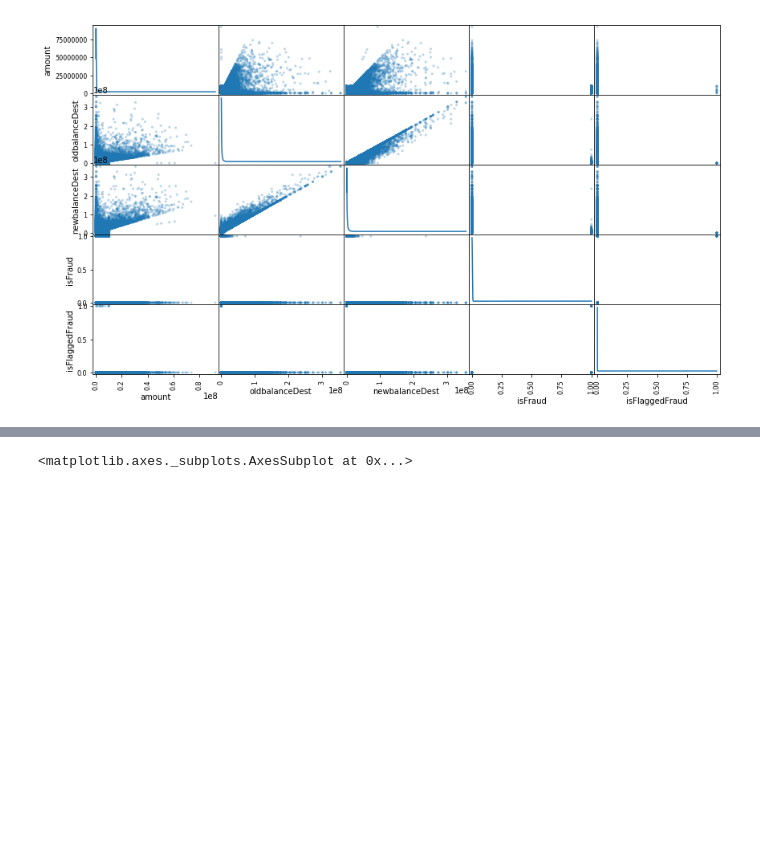
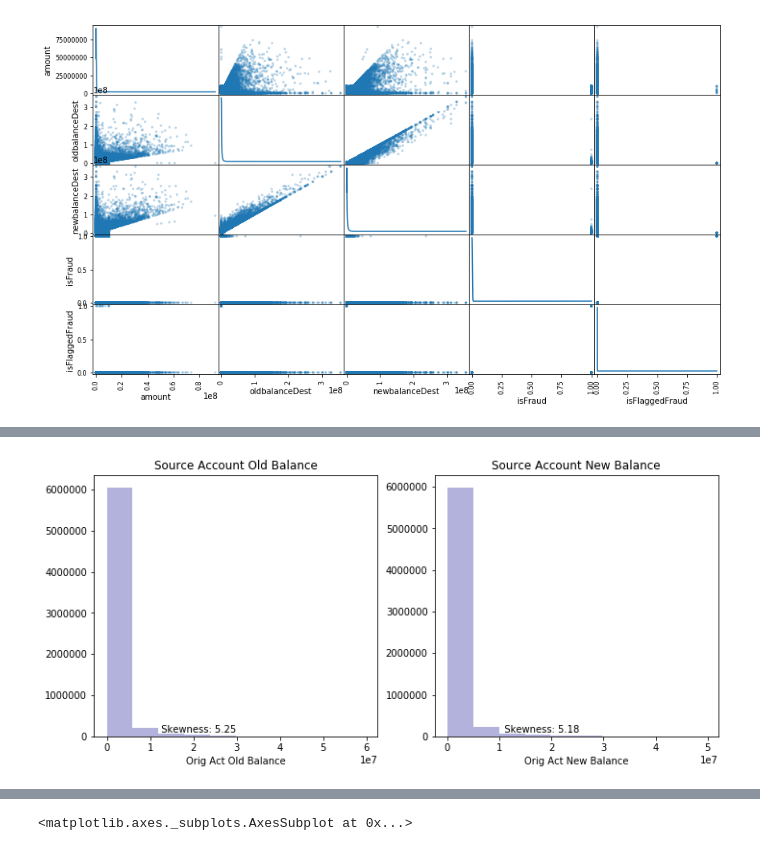
Before and after one commit to venkat998899/machine-learning, a Jupyter notebook: projects/capstone/payments_fraud.ipynb, the cells around one changed output, grey strips where cells are left out. Drawn from its saved outputs; the diff is of its cells as text; code cells hidden in the pictures; blank space fills up the shorter version.

```diff
--- a/projects/capstone/payments_fraud.ipynb
+++ b/projects/capstone/payments_fraud.ipynb
@@ -335,0 +317,18 @@ plt.show()
+# %%
+#Plot Origin account's Old Balance and new balance Histogram
+figure = plt.figure(figsize=(18, 5))
+figure.add_subplot(131)
+plt.hist(data['oldbalanceOrg'], facecolor = 'darkblue',  alpha=0.3)
+plt.xlabel("Orig Act Old Balance")
+plt.title("Source Account Old Balance")
+plt.text(13, 100000, "                  Skewness: {0:.2f}".format(skew(data['oldbalanceOrg'])))
+
+figure.add_subplot(132)
+plt.hist(data['newbalanceOrig'], facecolor = 'darkblue',  alpha=0.3)
+plt.xlabel("Orig Act New Balance")
+plt.title("Source Account New Balance")
+plt.text(13, 100000, "                   Skewness: {0:.2f}".format(skew(data['newbalanceOrig'])))
+
+plt.show()
+# %% [output]
+[figure, added]
```
Also changed, not shown: parts of 37 cells of this notebook, 3 other files.
